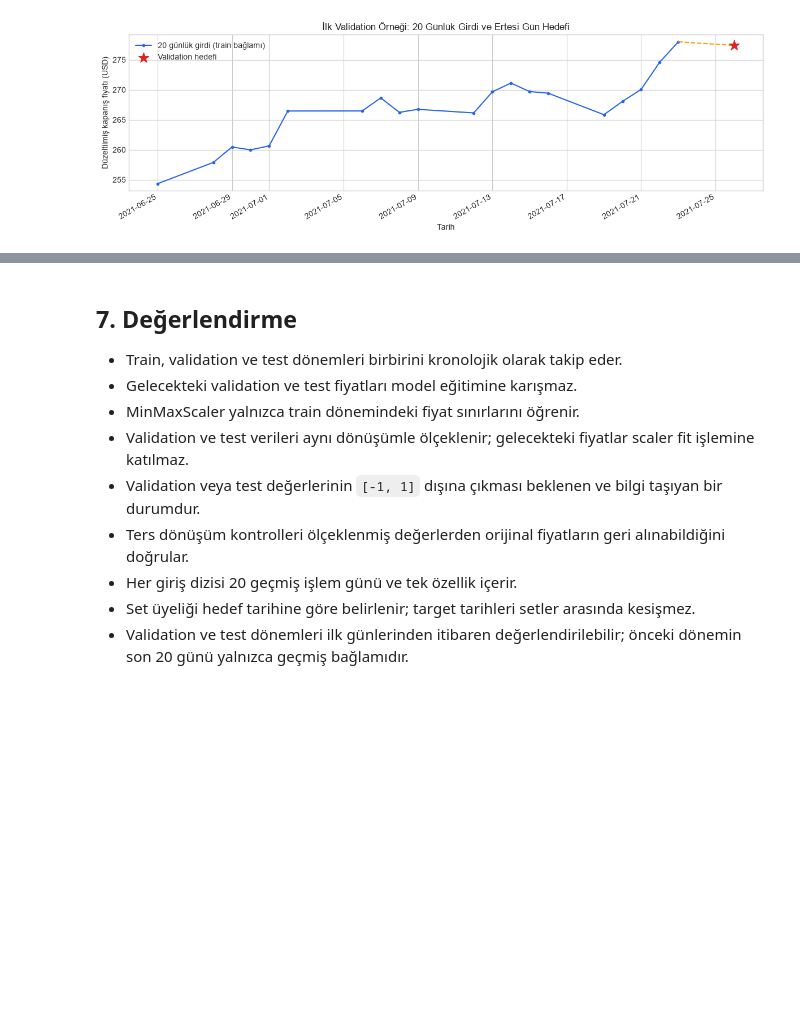
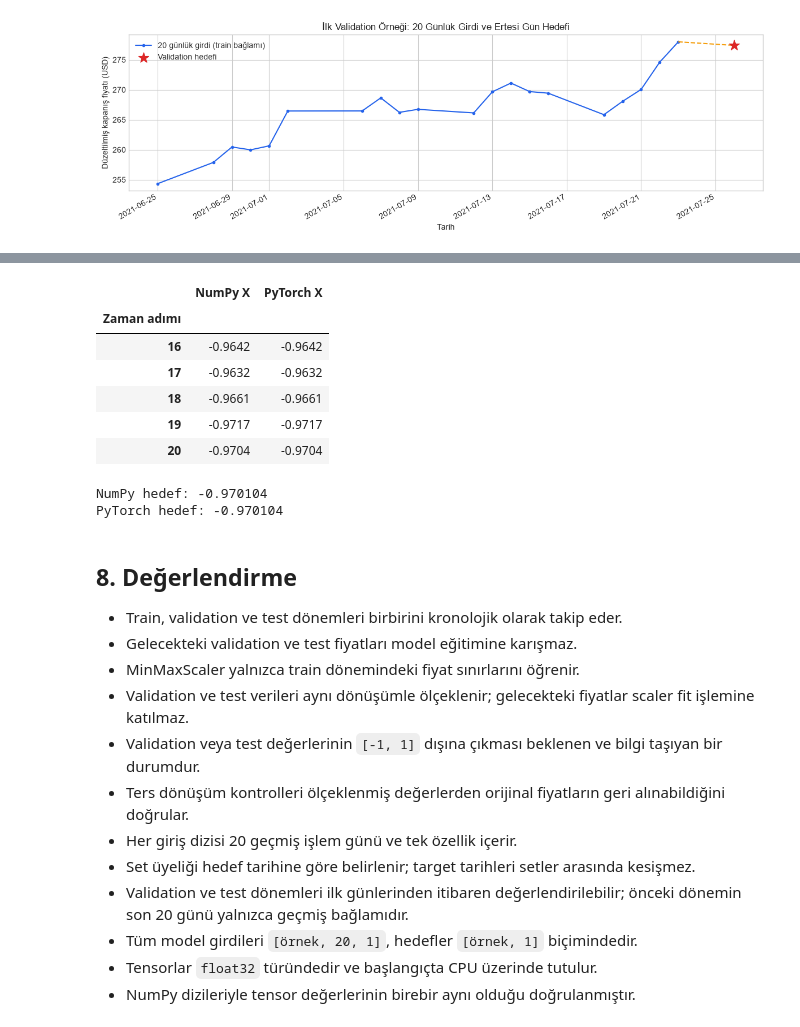
Before and after one commit to bsdburak/MS-Stock-Price-Prediction, a Jupyter notebook: notebooks/02_data_preparation.ipynb, the cells around one changed output, grey strips where cells are left out. Drawn from its saved outputs; the diff is of its cells as text; code cells hidden in the pictures; blank space fills up the shorter version.

```diff
--- a/notebooks/02_data_preparation.ipynb
+++ b/notebooks/02_data_preparation.ipynb
@@ -457,5 +531,27 @@ plt.show()
+# %%
+first_tensor_example = pd.DataFrame(
+    {
+        "NumPy X": X_train[0, :, 0],
+        "PyTorch X": X_train_tensor[0, :, 0].numpy(),
+    },
+    index=pd.Index(range(1, LOOKBACK + 1), name="Zaman adımı"),
+)
+
+display(first_tensor_example.tail())
+print(f"NumPy hedef: {y_train[0, 0]:.6f}")
+print(f"PyTorch hedef: {y_train_tensor[0, 0].item():.6f}")
+# %% [output]
+|  | NumPy X | PyTorch X |
+| Zaman adımı |  |  |
+| 16 | -0.9642 | -0.9642 |
+| 17 | -0.9632 | -0.9632 |
+| 18 | -0.9661 | -0.9661 |
+| 19 | -0.9717 | -0.9717 |
+| 20 | -0.9704 | -0.9704 |
+NumPy hedef: -0.970104
+PyTorch hedef: -0.970104
 # %% [markdown]
-## 7. Değerlendirme
+## 8. Değerlendirme
 
 - Train, validation ve test dönemleri birbirini kronolojik olarak takip eder.
 - Gelecekteki validation ve test fiyatları model eğitimine karışmaz.
@@ -466,3 +562,6 @@ plt.show()
 - Her giriş dizisi 20 geçmiş işlem günü ve tek özellik içerir.
 - Set üyeliği hedef tarihine göre belirlenir; target tarihleri setler arasında kesişmez.
 - Validation ve test dönemleri ilk günlerinden itibaren değerlendirilebilir; önceki dönemin son 20 günü yalnızca geçmiş bağlamıdır.
+- Tüm model girdileri `[örnek, 20, 1]`, hedefler `[örnek, 1]` biçimindedir.
+- Tensorlar `float32` türündedir ve başlangıçta CPU üzerinde tutulur.
+- NumPy dizileriyle tensor değerlerinin birebir aynı olduğu doğrulanmıştır.
```
Also changed, not shown: parts of 5 cells of this notebook.
